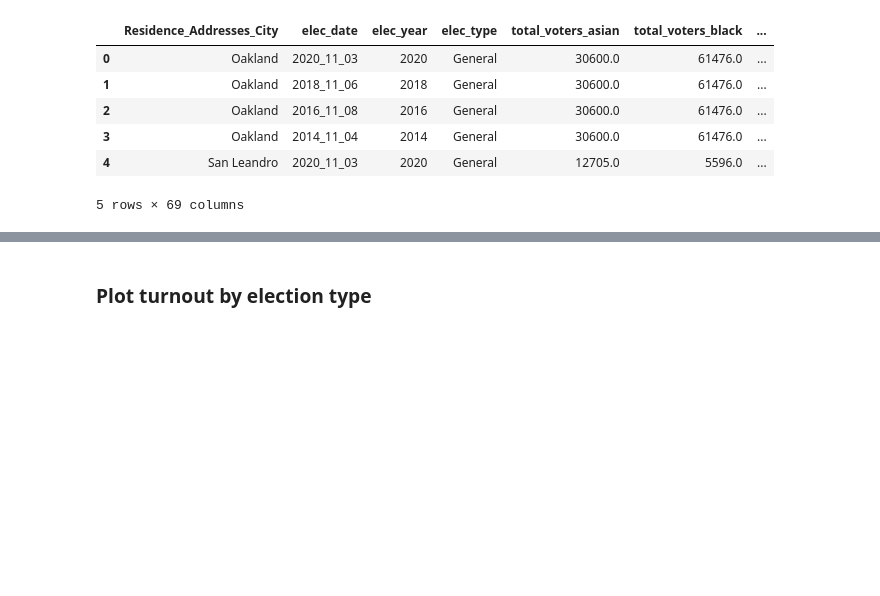
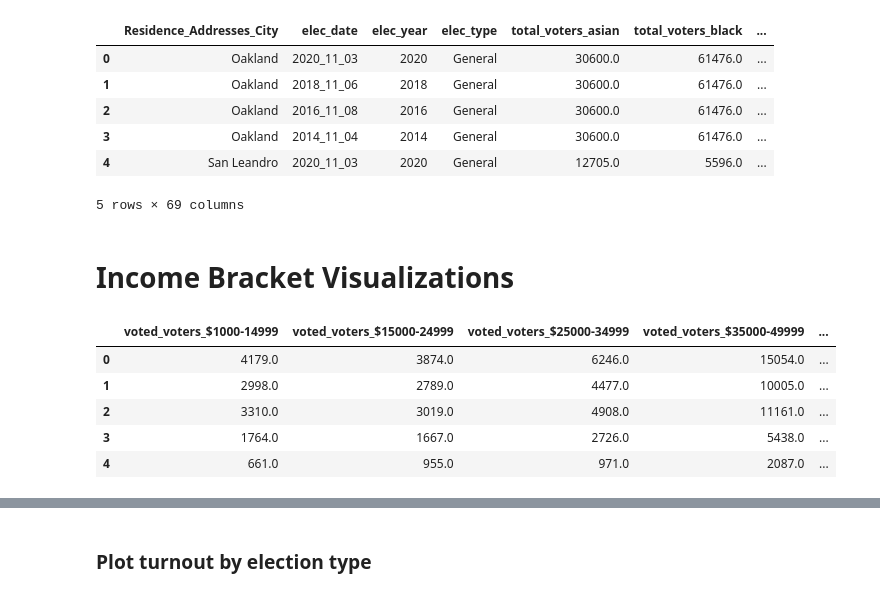
Before and after one commit to jnshzk/capstone, a Jupyter notebook: jin_visualizations.ipynb, the cells around one changed output, grey strips where cells are left out. Cells and saved outputs as stored; diff of their text form; code cells hidden in the pictures; blank space fills up the shorter version.

```diff
--- a/jin_visualizations.ipynb
+++ b/jin_visualizations.ipynb
@@ -13,3 +17,5 @@ df.head()
 | 3 | Oakland | 2014_11_04 | 2014 | General | 30600.0 | 61476.0 | ... |
 | 4 | San Leandro | 2020_11_03 | 2020 | General | 12705.0 | 5596.0 | ... |
 5 rows × 69 columns
+# %% [markdown]
+# Income Bracket Visualizations
@@ -15,0 +27,24 @@ df.head()
+# %%
+#select income cols
+ordered_income_cols = ['voted_voters_$1000-14999',
+                      'voted_voters_$15000-24999',
+                      'voted_voters_$25000-34999',
+                      'voted_voters_$35000-49999',
+                      'voted_voters_$50000-74999',
+                      'voted_voters_$75000-99999',
+                      'voted_voters_$100000-124999',
+                      'voted_voters_$125000-149999',
+                      'voted_voters_$150000-174999',
+                      'voted_voters_$175000-199999',
+                      'voted_voters_$200000-249999',
+                      'voted_voters_$250000+']
+
+general_df = general_df[ordered_income_cols]
+general_df.head()
+# %% [output]
+|  | voted_voters_$1000-14999 | voted_voters_$15000-24999 | voted_voters_$25000-34999 | voted_voters_$35000-49999 | ... |
+| 0 | 4179.0 | 3874.0 | 6246.0 | 15054.0 | ... |
+| 1 | 2998.0 | 2789.0 | 4477.0 | 10005.0 | ... |
+| 2 | 3310.0 | 3019.0 | 4908.0 | 11161.0 | ... |
+| 3 | 1764.0 | 1667.0 | 2726.0 | 5438.0 | ... |
+| 4 | 661.0 | 955.0 | 971.0 | 2087.0 | ... |
```
Also changed, not shown: parts of 10 cells of this notebook.
